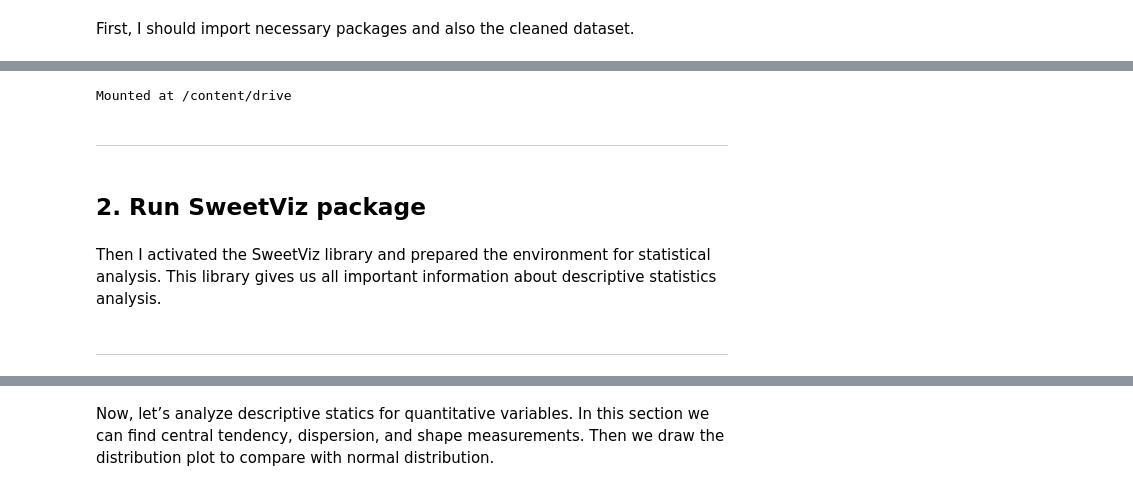
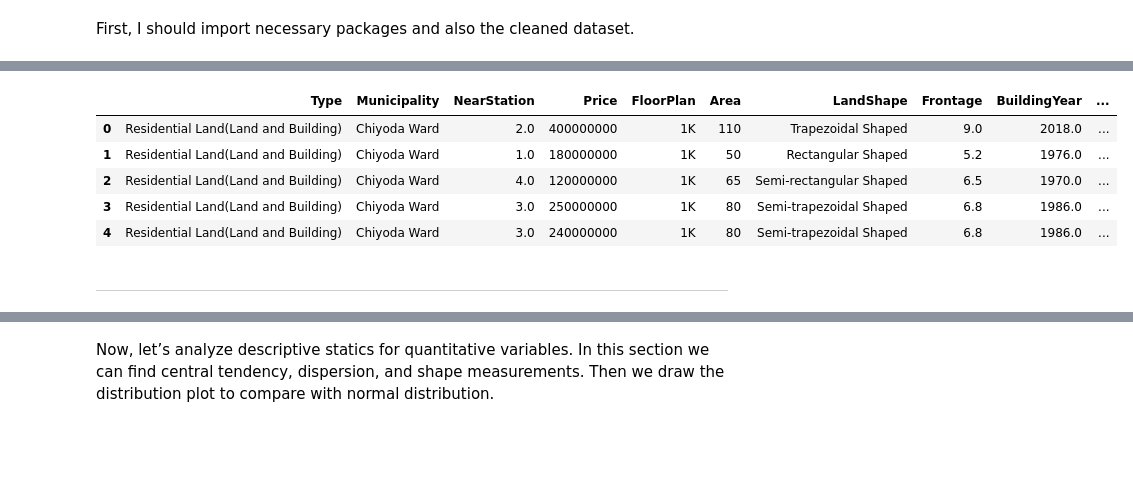
Before and after one commit to Nachoxt17/Real-Estate-Price-Estimator-for-Tokyo, a Jupyter notebook: 02_Exploratory_Data_Analysis.ipynb, the cells around one changed output, grey strips where cells are left out. Drawn from its saved outputs; the diff is of its cells as text; code cells hidden in the pictures; blank space fills up the shorter version.

```diff
--- a/02_Exploratory_Data_Analysis.ipynb
+++ b/02_Exploratory_Data_Analysis.ipynb
@@ -29,9 +29,7 @@ Requirement already satisfied: six>=1.5 in /usr/local/lib/python3.11/dist-packag
 import pandas as pd
 import numpy as np
 import sweetviz as sv
-import pickle
-from google.colab import drive
-drive.mount('/content/drive')
+from google.colab import files
 
 import seaborn as sns
 
@@ -42,16 +40,16 @@ plt.style.use('ggplot')
 from matplotlib.pyplot import figure
 
 %matplotlib inline
-# %% [output]
-Mounted at /content/drive
 # %%
-with open('Dataset/df_preprocessed.pickle', 'rb') as file:
-    df = pickle.load(file)
+df = pd.read_csv('https://raw.githubusercontent.com/Nachoxt17/Real-Estate-Price-Estimator-for-Tokyo/main/data/df_preprocessed.csv')
 
 df.head(5)
+# %% [output]
+|  | Type | Municipality | NearStation | Price | FloorPlan | Area | LandShape | Frontage | BuildingYear | ... |
+| 0 | Residential Land(Land and Building) | Chiyoda Ward | 2.0 | 400000000 | 1K | 110 | Trapezoidal Shaped | 9.0 | 2018.0 | ... |
+| 1 | Residential Land(Land and Building) | Chiyoda Ward | 1.0 | 180000000 | 1K | 50 | Rectangular Shaped | 5.2 | 1976.0 | ... |
+| 2 | Residential Land(Land and Building) | Chiyoda Ward | 4.0 | 120000000 | 1K | 65 | Semi-rectangular Shaped | 6.5 | 1970.0 | ... |
+| 3 | Residential Land(Land and Building) | Chiyoda Ward | 3.0 | 250000000 | 1K | 80 | Semi-trapezoidal Shaped | 6.8 | 1986.0 | ... |
+| 4 | Residential Land(Land and Building) | Chiyoda Ward | 3.0 | 240000000 | 1K | 80 | Semi-trapezoidal Shaped | 6.8 | 1986.0 | ... |
 # %% [markdown]
 <hr>
-# %% [markdown]
-## 2. Run SweetViz package
-# %% [markdown]
-Then I activated the SweetViz library and prepared the environment for statistical analysis.  This library gives us all important information about descriptive statistics analysis.
@@ -61,2 +55,0 @@ analyze_report.show_html('Statistical_Analysis.html', open_browser=False)
-# %% [markdown]
-<hr>
```
Also changed, not shown: parts of 27 cells of this notebook.
